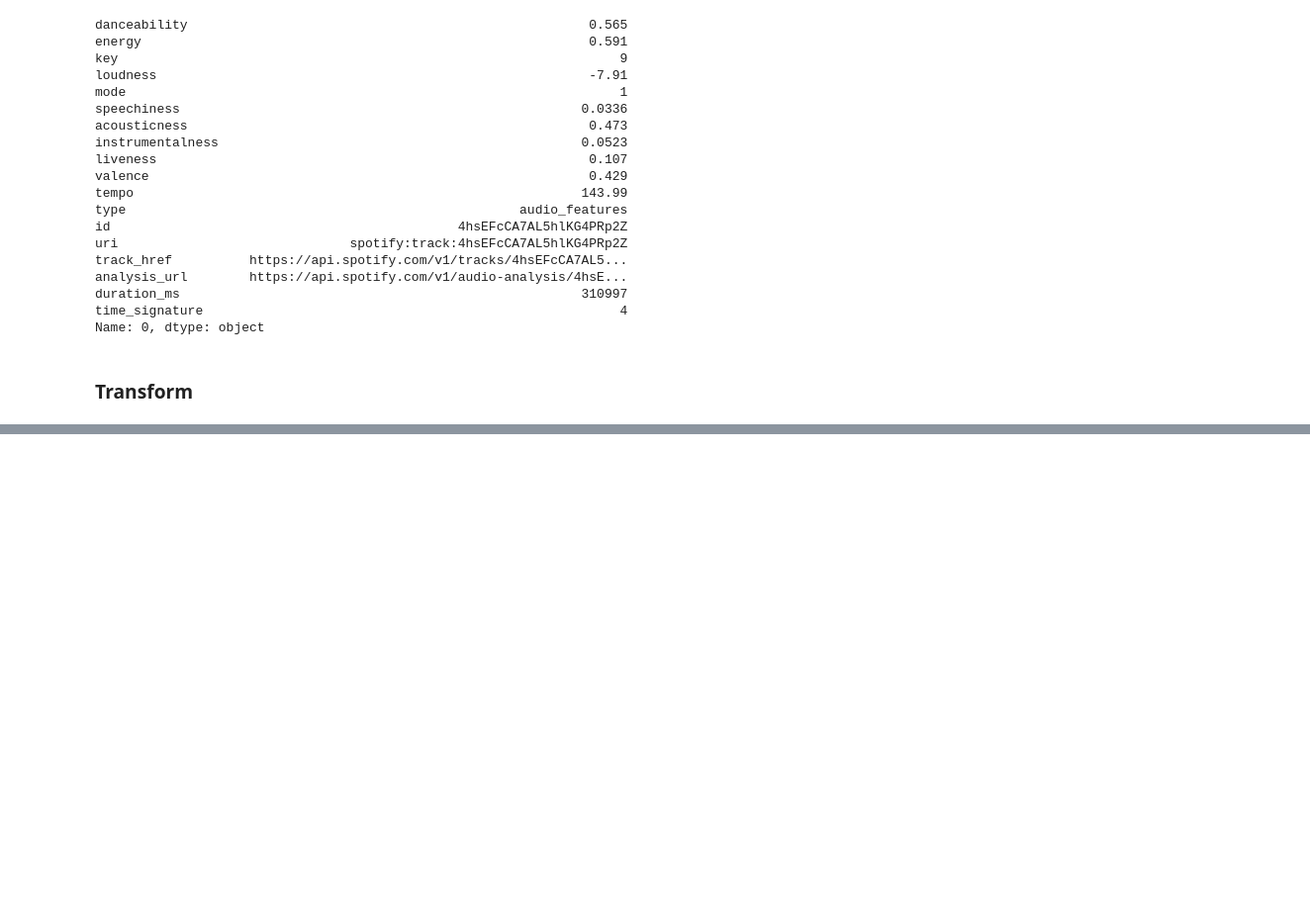
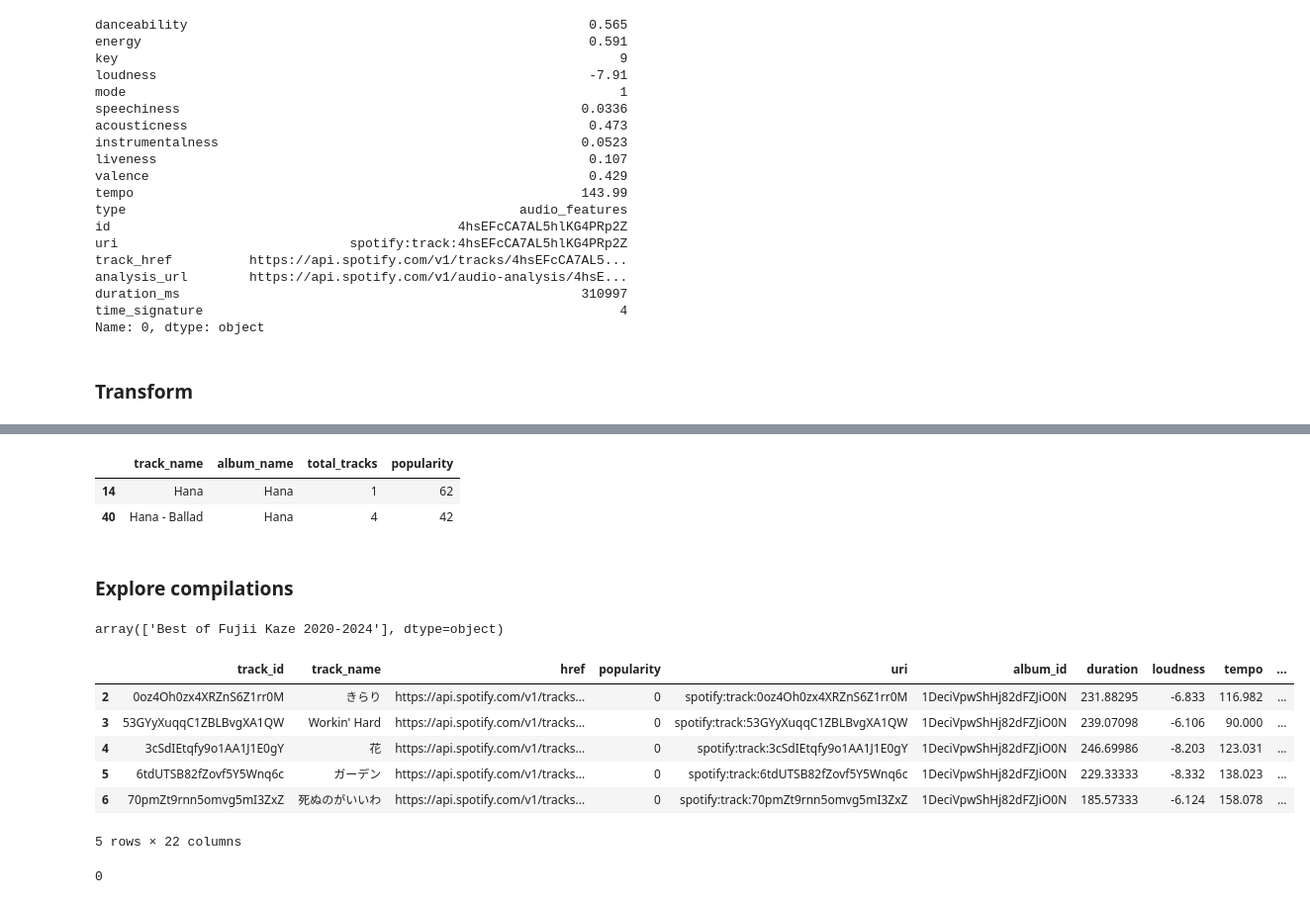
Before and after one commit to nipphittt17/Spotify-ArtistSong-Analysis, a Jupyter notebook: extract_transform_track.ipynb, the cells around one changed output, grey strips where cells are left out. Shown at 99% size. Saved outputs shown, nothing was run; the diff lists cells and outputs as text; code cells hidden in the pictures; blank space fills up the shorter version.

```diff
--- a/extract_transform_track.ipynb
+++ b/extract_transform_track.ipynb
@@ -515,0 +406,5 @@ track_data_visualize = track_data_merge.copy()
+# %%
+# there must be the duplications in album as we retrieved the data by using track_id
+# drop the duplications and recheck
+album_data = album_data.drop_duplicates(subset=None)
+album_data.duplicated().sum()
@@ -515,0 +433,3 @@ track_data_visualize = track_data_merge.copy()
+# %%
+# merge track album data with track data by album_id
+track_album_data = pd.merge(track_data_merge, album_data, on='album_id')
@@ -515,0 +464,4 @@ track_data_visualize = track_data_merge.copy()
+# %%
+# drop all cover albums (the data retrieved is not complete as well)
+track_album_data = track_album_data[track_album_data["album_name"]!="HELP EVER HURT COVER"]
+track_album_data = track_album_data[track_album_data["album_name"]!="LOVE ALL COVER ALL"]
@@ -515,0 +481,28 @@ track_data_visualize = track_data_merge.copy()
+# %%
+# revisit issue with Hana album
+track_album_data[["track_name","album_name","total_tracks","popularity"]][track_album_data["track_name"].str.contains('Hana')]
+# %% [output]
+|  | track_name | album_name | total_tracks | popularity |
+| 14 | Hana | Hana | 1 | 62 |
+| 40 | Hana - Ballad | Hana | 4 | 42 |
+# %%
+# the Hana album should contain 4 tracks. However, only 1 track was retrieved, indicating that the data is incomplete.
+# for now, we will keep only the one with single total track
+track_album_data = track_album_data[track_album_data["album_name"]!="LOVE ALL COVER ALL"]
+# %% [markdown]
+### Explore compilations
+# %%
+track_album_data["album_name"][track_album_data["album_type"] == 'compilation'].unique()
+# %% [output]
+array(['Best of Fujii Kaze 2020-2024'], dtype=object)
+# %%
+# explore tracks in 'Best of Fujii Kaze 2020-2024' album
+track_album_data[track_album_data["album_name"] == "Best of Fujii Kaze 2020-2024"].head()
+# %% [output]
+|  | track_id | track_name | href | popularity | uri | album_id | duration | loudness | tempo | ... |
+| 2 | 0oz4Oh0zx4XRZnS6Z1rr0M | きらり | https://api.spotify.com/v1/tracks... | 0 | spotify:track:0oz4Oh0zx4XRZnS6Z1rr0M | 1DeciVpwShHj82dFZJiO0N | 231.88295 | -6.833 | 116.982 | ... |
+| 3 | 53GYyXuqqC1ZBLBvgXA1QW | Workin' Hard | https://api.spotify.com/v1/tracks... | 0 | spotify:track:53GYyXuqqC1ZBLBvgXA1QW | 1DeciVpwShHj82dFZJiO0N | 239.07098 | -6.106 | 90.000 | ... |
+| 4 | 3cSdIEtqfy9o1AA1J1E0gY | 花 | https://api.spotify.com/v1/tracks... | 0 | spotify:track:3cSdIEtqfy9o1AA1J1E0gY | 1DeciVpwShHj82dFZJiO0N | 246.69986 | -8.203 | 123.031 | ... |
+| 5 | 6tdUTSB82fZovf5Y5Wnq6c | ガーデン | https://api.spotify.com/v1/tracks... | 0 | spotify:track:6tdUTSB82fZovf5Y5Wnq6c | 1DeciVpwShHj82dFZJiO0N | 229.33333 | -8.332 | 138.023 | ... |
+| 6 | 70pmZt9rnn5omvg5mI3ZxZ | 死ぬのがいいわ | https://api.spotify.com/v1/tracks... | 0 | spotify:track:70pmZt9rnn5omvg5mI3ZxZ | 1DeciVpwShHj82dFZJiO0N | 185.57333 | -6.124 | 158.078 | ... |
+5 rows × 22 columns
@@ -515,0 +514,5 @@ track_data_visualize = track_data_merge.copy()
+# %%
+# there's no duplcation in track name anymore
+track_album_data.duplicated(subset='track_name').sum()
+# %% [output]
+0
```
Also changed, not shown: parts of 85 cells of this notebook, 4 other files.
